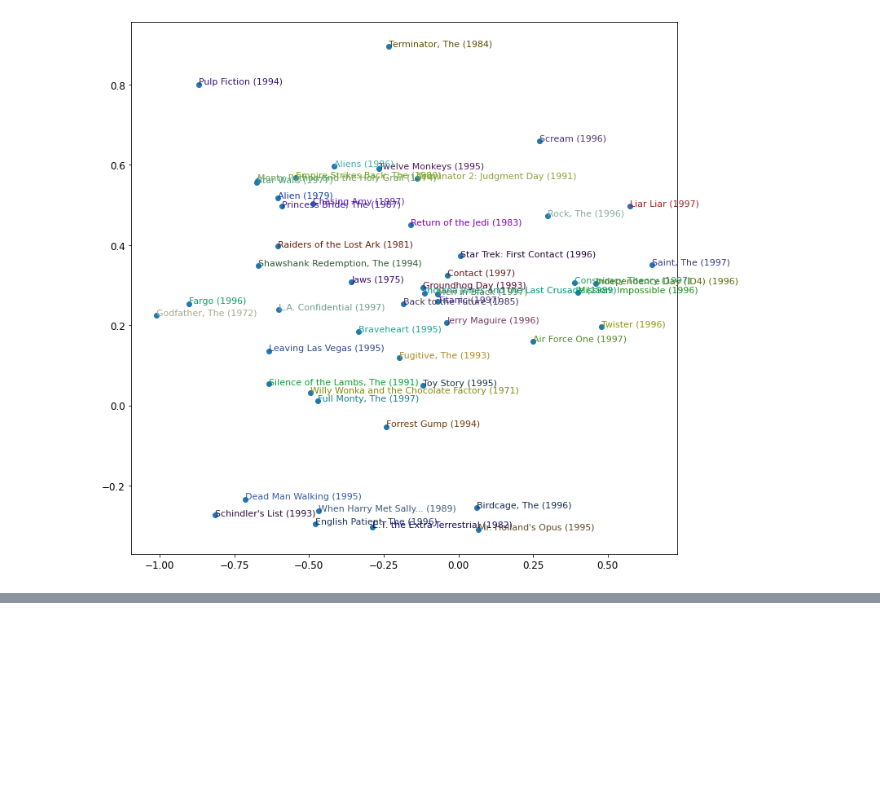
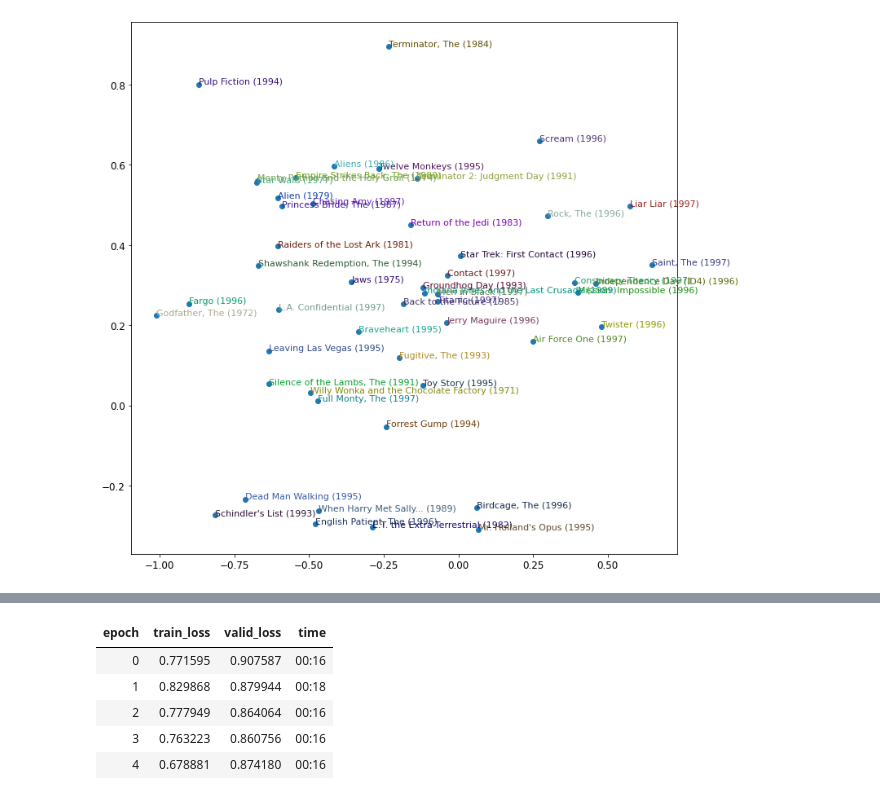
Before and after one commit to wtznc/fastai, a Jupyter notebook: wtznc_08_collab_filtr.ipynb, the cells around one changed output, grey strips where cells are left out. Saved outputs shown, nothing was run; the diff lists cells and outputs as text; code cells hidden in the pictures; blank space fills up the shorter version.

```diff
--- a/wtznc_08_collab_filtr.ipynb
+++ b/wtznc_08_collab_filtr.ipynb
@@ -249,0 +302,4 @@ plt.show()
+# %%
+#fastai trick to recommend appropriate size embedding matrices for each of our categorical variables
+embs = get_emb_sz(dls)
+embs
@@ -249,0 +308,20 @@ plt.show()
+# %%
+class CollabNN(Module):
+    def __init__(self, user_sz, item_sz, y_range=(0, 5.5), n_act=100):
+        self.user_factors = Embedding(*user_sz)
+        self.item_factors = Embedding(*item_sz)
+        self.layers = nn.Sequential(
+            nn.Linear(user_sz[1] + item_sz[1], n_act),
+            nn.ReLU(),
+            nn.Linear(n_act, 1)
+        )
+        self.y_range = y_range
+
+    def forward(self, x):
+        embs = self.user_factors(x[:, 0]), self.item_factors(x[:,1])
+        x = self.layers(torch.cat(embs, dim=1))
+        return sigmoid_range(x, *self.y_range)
+# %%
+model = CollabNN(*embs)
+# %%
+learn = Learner(dls, model, loss_func = MSELossFlat())
@@ -249,0 +340,9 @@ plt.show()
+# %%
+learn.fit_one_cycle(5, 5e-3, wd=0.01)
+# %% [output]
+| epoch | train_loss | valid_loss | time |
+| 0 | 0.771595 | 0.907587 | 00:16 |
+| 1 | 0.829868 | 0.879944 | 00:18 |
+| 2 | 0.777949 | 0.864064 | 00:16 |
+| 3 | 0.763223 | 0.860756 | 00:16 |
+| 4 | 0.678881 | 0.874180 | 00:16 |
```
Also changed, not shown: parts of 16 cells of this notebook, 1 other file.
